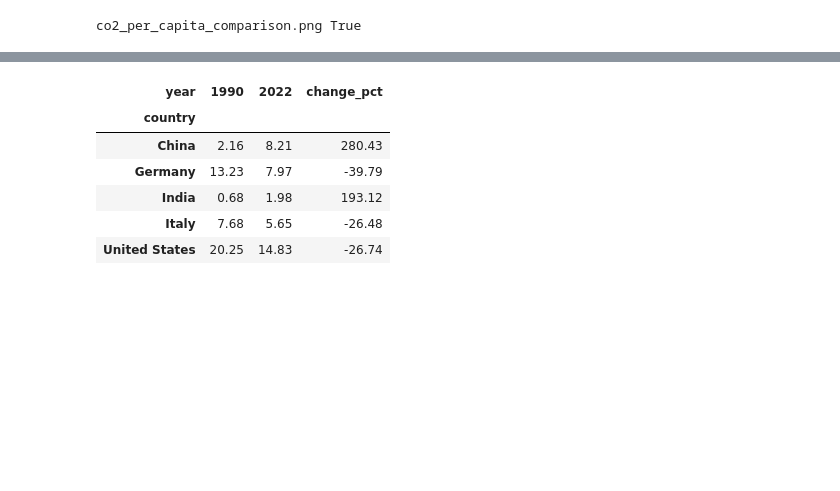
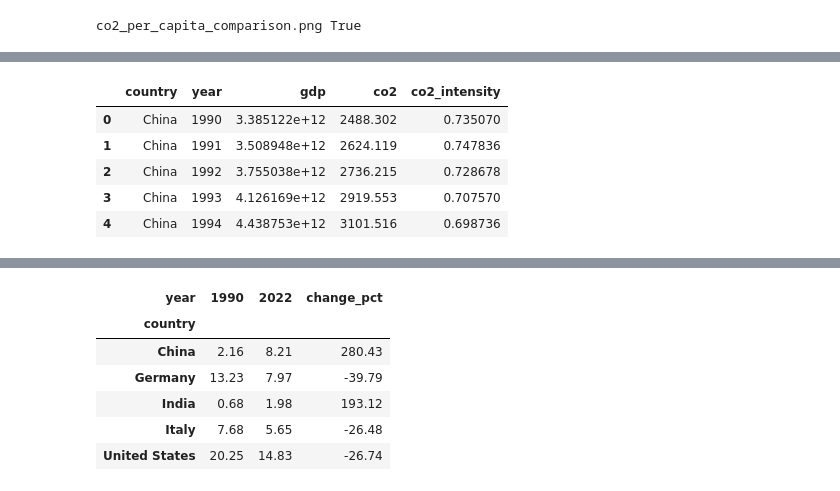
Before and after one commit to hossein-esmaeili2000/unimi-python-project-2026, a Jupyter notebook: green_growth.ipynb, the cells around one changed output, grey strips where cells are left out. Saved outputs shown, nothing was run; the diff lists cells and outputs as text; code cells hidden in the pictures; blank space fills up the shorter version.

```diff
--- a/green_growth.ipynb
+++ b/green_growth.ipynb
@@ -495,0 +524,15 @@ co2_per_capita_comparison.png True
+# %%
+from analysis import add_co2_intensity
+
+selected_df = add_co2_intensity(selected_df)
+
+selected_df[
+    ["country", "year", "gdp", "co2", "co2_intensity"]
+].head()
+# %% [output]
+|  | country | year | gdp | co2 | co2_intensity |
+| 0 | China | 1990 | 3.385122e+12 | 2488.302 | 0.735070 |
+| 1 | China | 1991 | 3.508948e+12 | 2624.119 | 0.747836 |
+| 2 | China | 1992 | 3.755038e+12 | 2736.215 | 0.728678 |
+| 3 | China | 1993 | 4.126169e+12 | 2919.553 | 0.707570 |
+| 4 | China | 1994 | 4.438753e+12 | 3101.516 | 0.698736 |
```
Also changed, not shown: parts of 4 cells of this notebook, 4 other files.
